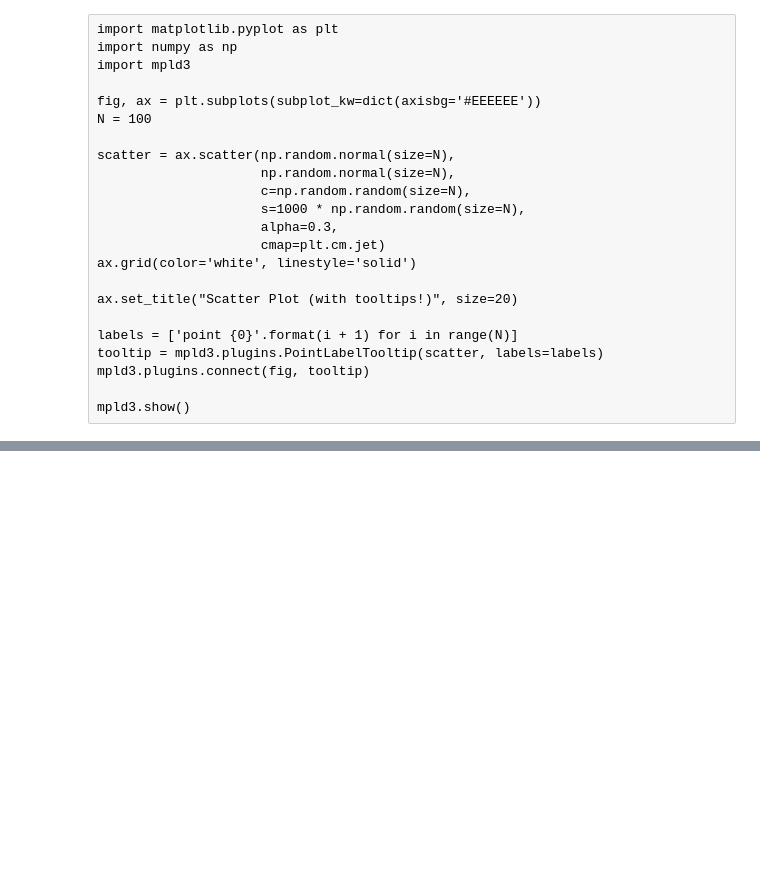
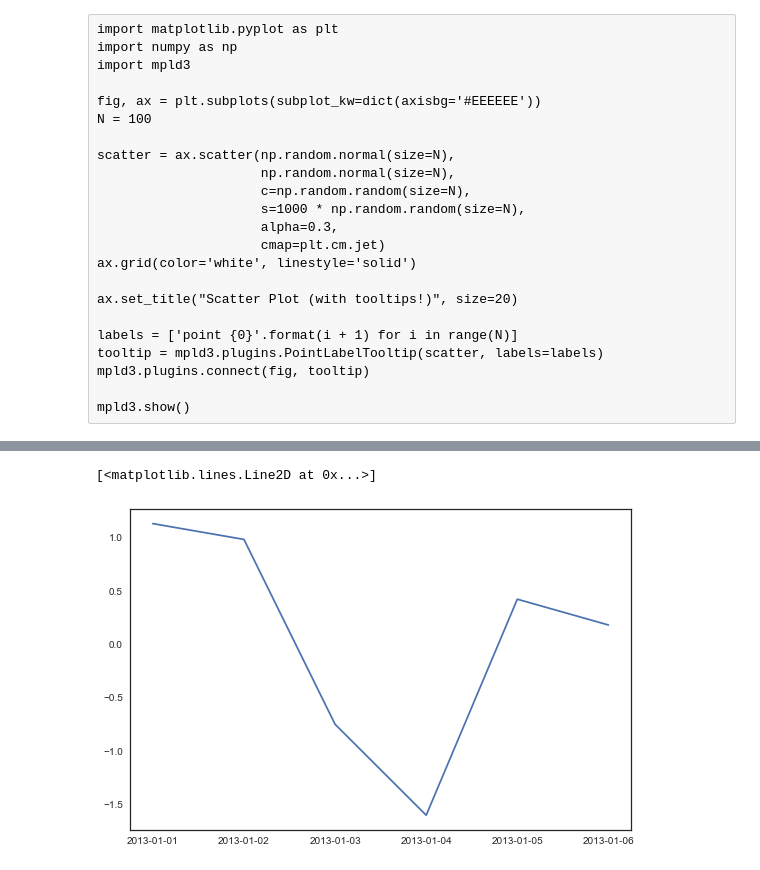
Before and after one commit to mondayn/py, a Jupyter notebook: matplotlib.ipynb, the cells around one changed output, grey strips where cells are left out. Drawn from its saved outputs; the diff is of its cells as text; code cells hidden in the pictures; blank space fills up the shorter version.

```diff
--- a/matplotlib.ipynb
+++ b/matplotlib.ipynb
@@ -115,3 +115,8 @@ tooltip = mpld3.plugins.PointLabelTooltip(scatter, labels=labels)
 mpld3.plugins.connect(fig, tooltip)
 
 mpld3.show()
+# %%
+# generate larger table
+dates = pd.date_range('20130101', periods=6)
+df = pd.DataFrame(np.random.randn(6,4), index=dates, columns=['A', 'B', 'C', 'D'])
+df
@@ -117,0 +131,5 @@ mpld3.show()
+# %%
+plt.plot(df.A)
+# %% [output]
+[<matplotlib.lines.Line2D at 0x...>]
+[figure, added]
```
Also changed, not shown: parts of 1 cell of this notebook, 2 other files.
